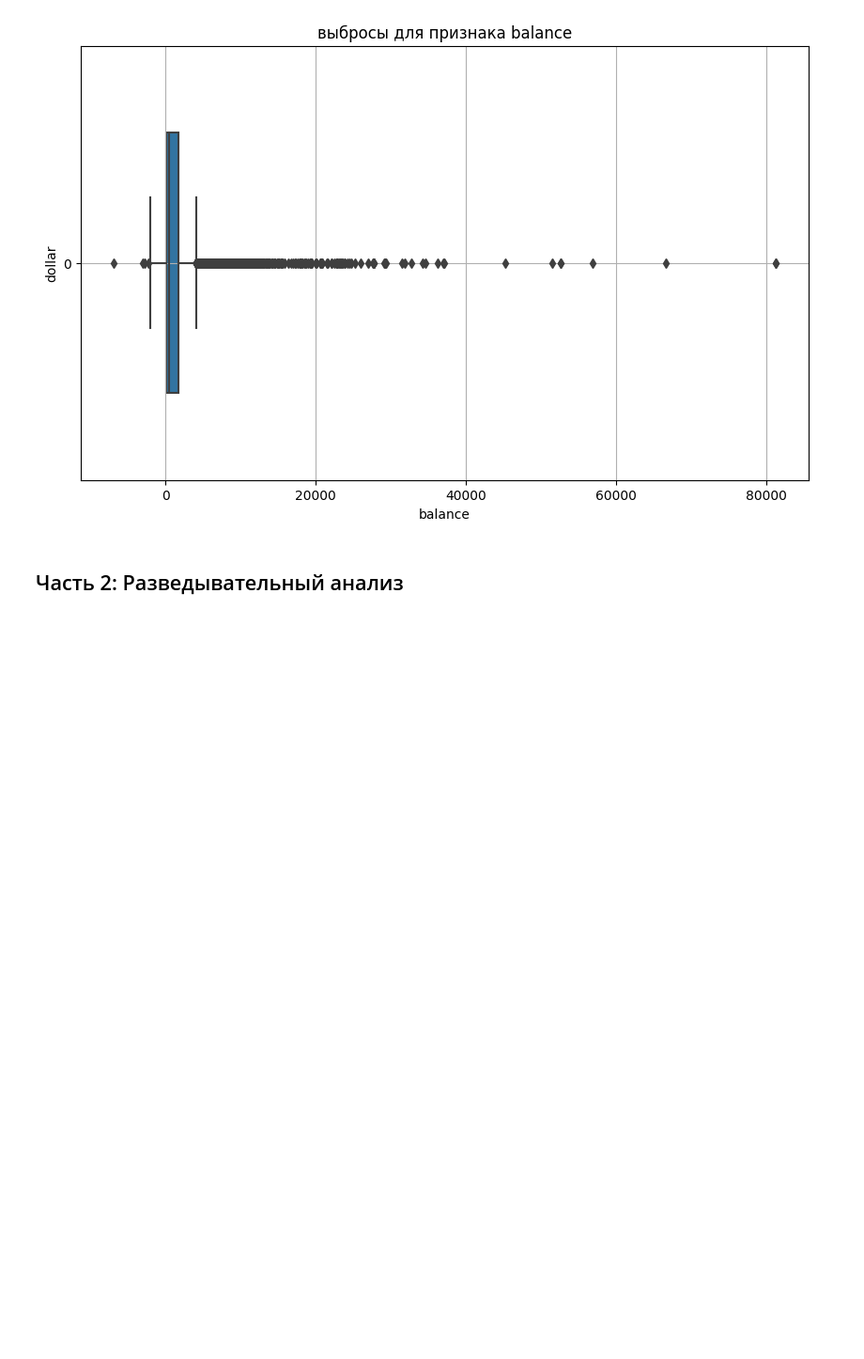
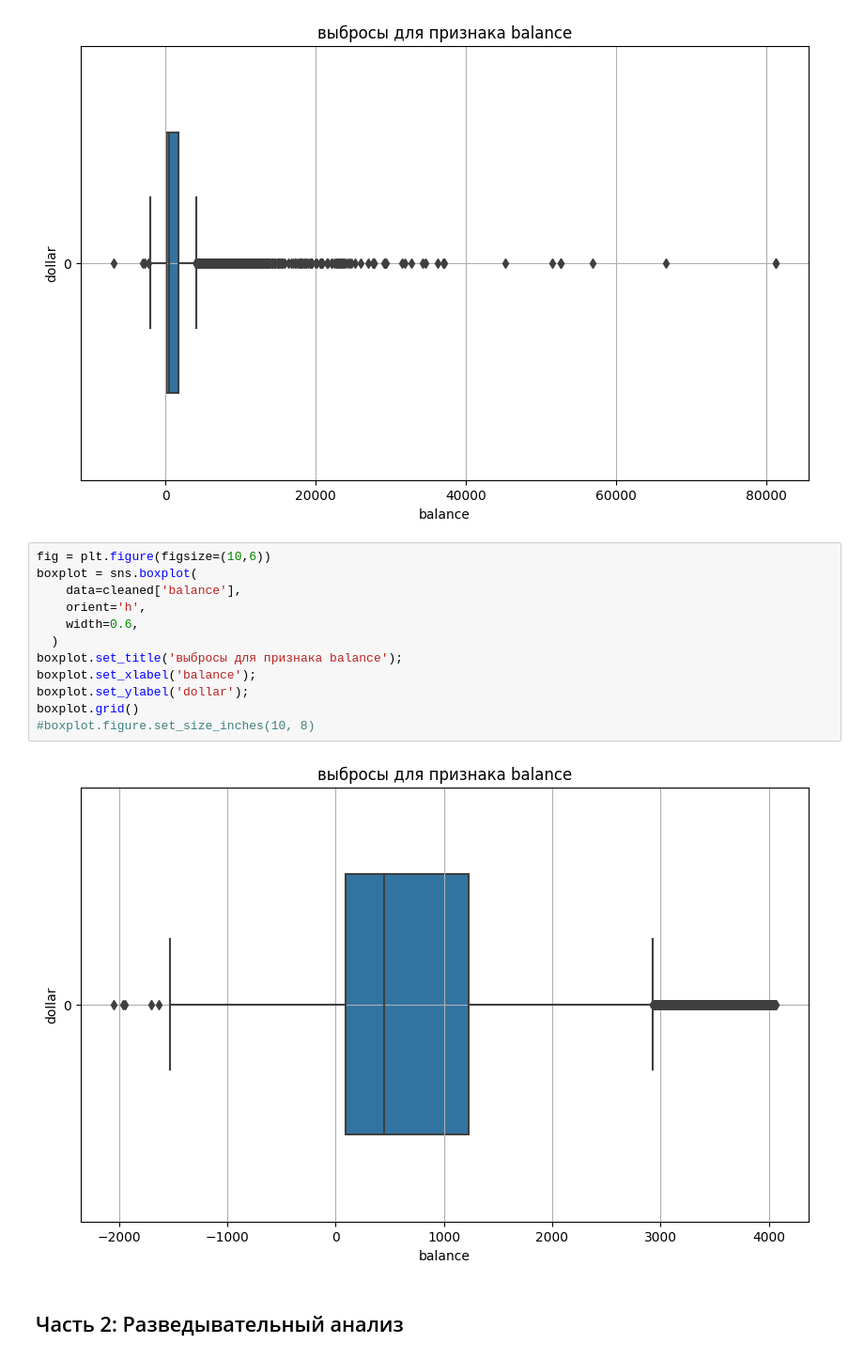
Before and after one commit to kdunaev-a10/SkillFactory-DTS, a Jupyter notebook: project_4/Project_4_ML.ipynb, the cells around one changed output. Shown at 94% size. Saved outputs shown, nothing was run; the diff lists cells and outputs as text; blank space fills up the shorter version.

```diff
--- a/project_4/Project_4_ML.ipynb
+++ b/project_4/Project_4_ML.ipynb
@@ -223,6 +252,20 @@ lower_bound:-2241.0,  upper_bound:4063.0
 Число выбросов по методу Тьюки: 1057
 Результирующее число записей: 10105
 [figure]
+# %%
+fig = plt.figure(figsize=(10,6))
+boxplot = sns.boxplot(
+    data=cleaned['balance'],
+    orient='h',
+    width=0.6,
+  )
+boxplot.set_title('выбросы для признака balance');
+boxplot.set_xlabel('balance');
+boxplot.set_ylabel('dollar');
+boxplot.grid()
+#boxplot.figure.set_size_inches(10, 8)
+# %% [output]
+[figure, added]
 # %% [markdown]
 ## Часть 2:  Разведывательный анализ
 # %% [markdown]
```
Also changed, not shown: parts of 22 cells of this notebook, 1 other file.
